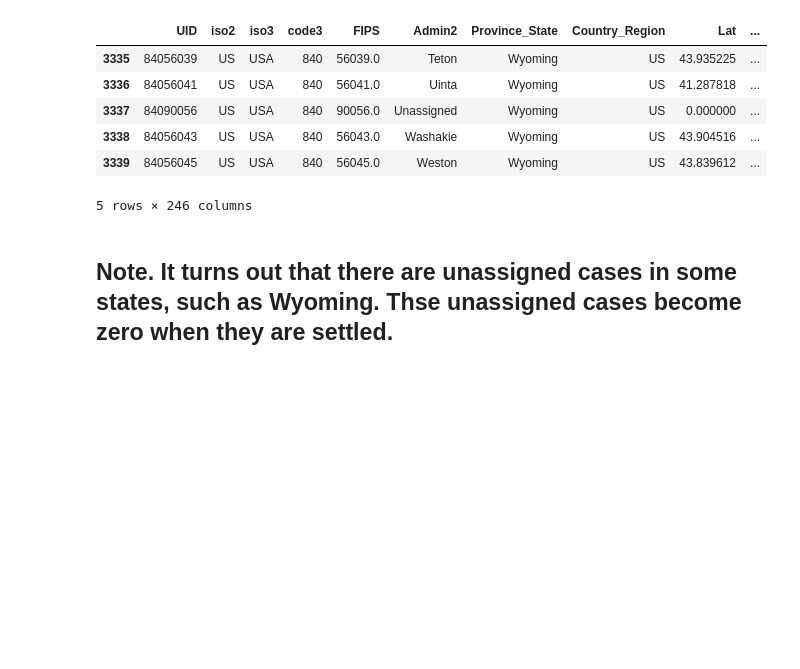
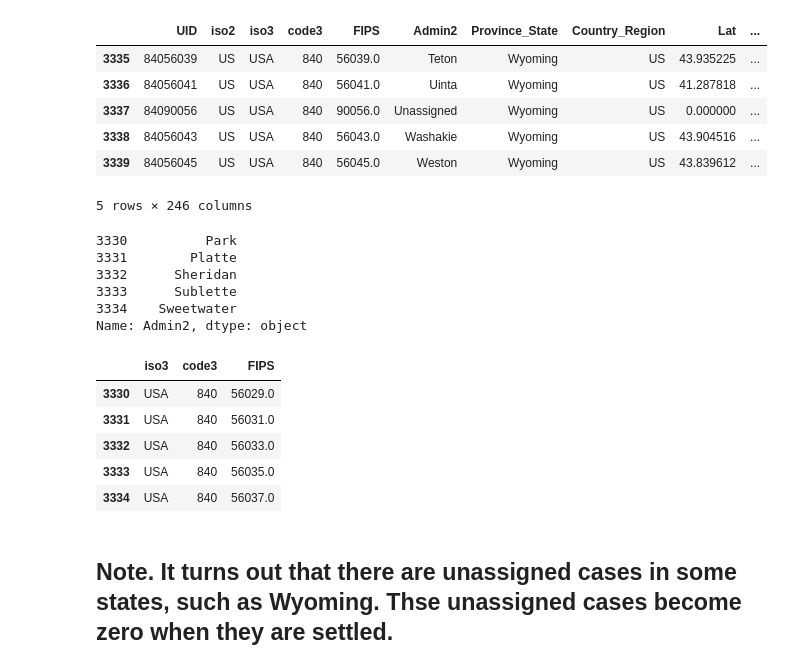
Before and after one commit to hongqin/Python-CoLab-bootcamp, a Jupyter notebook: PD_demo_jhu_covid19.ipynb, the cells around one changed output. Saved outputs shown, nothing was run; the diff lists cells and outputs as text; code cells hidden in the pictures; blank space fills up the shorter version.

```diff
--- a/PD_demo_jhu_covid19.ipynb
+++ b/PD_demo_jhu_covid19.ipynb
@@ -71,6 +71,24 @@ df1.tail()
 | 3338 | 84056043 | US | USA | 840 | 56043.0 | Washakie | Wyoming | US | 43.904516 | ... |
 | 3339 | 84056045 | US | USA | 840 | 56045.0 | Weston | Wyoming | US | 43.839612 | ... |
 5 rows × 246 columns
+# %%
+df1['Admin2'][3330:3335]
+# %% [output]
+3330          Park
+3331        Platte
+3332      Sheridan
+3333      Sublette
+3334    Sweetwater
+Name: Admin2, dtype: object
+# %%
+df1.iloc[3330:3335, 2:5]
+# %% [output]
+|  | iso3 | code3 | FIPS |
+| 3330 | USA | 840 | 56029.0 |
+| 3331 | USA | 840 | 56031.0 |
+| 3332 | USA | 840 | 56033.0 |
+| 3333 | USA | 840 | 56035.0 |
+| 3334 | USA | 840 | 56037.0 |
 # %% [markdown]
 ## Note. It turns out that there are unassigned cases in some states, such as Wyoming. Thse unassigned cases become zero when they are settled.
 # %% [markdown]
```
Also changed, not shown: parts of 6 cells of this notebook.
